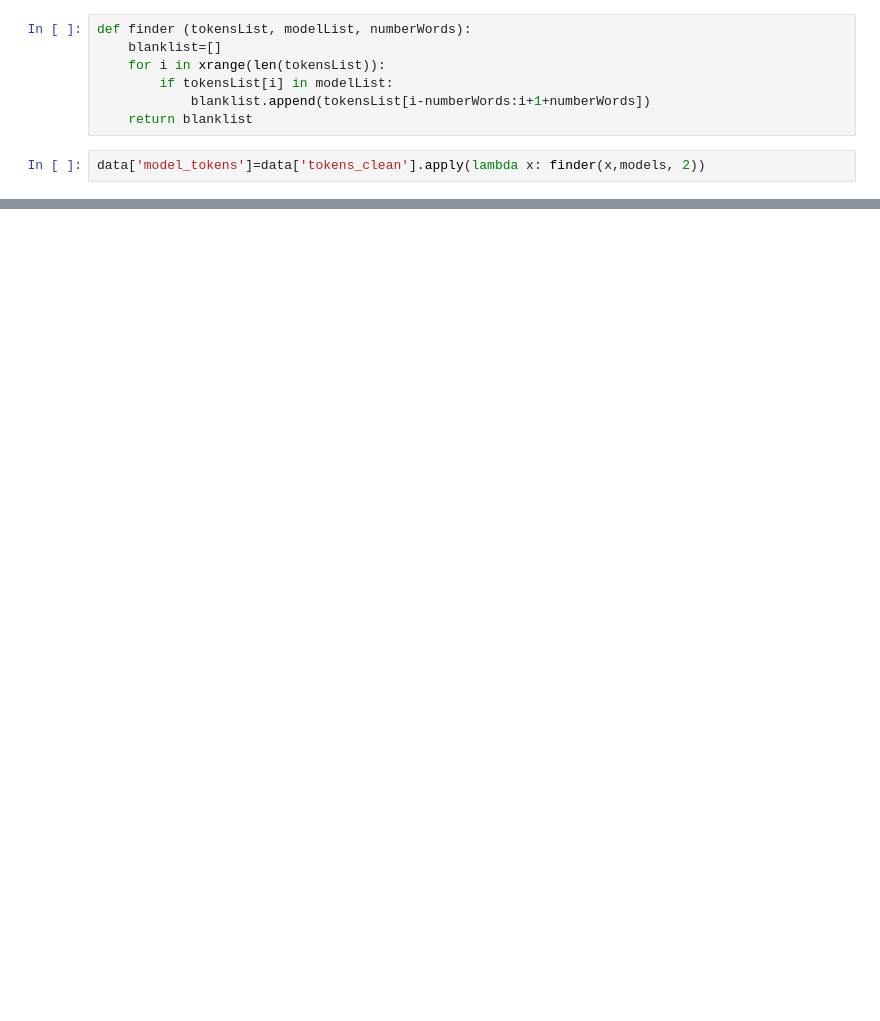
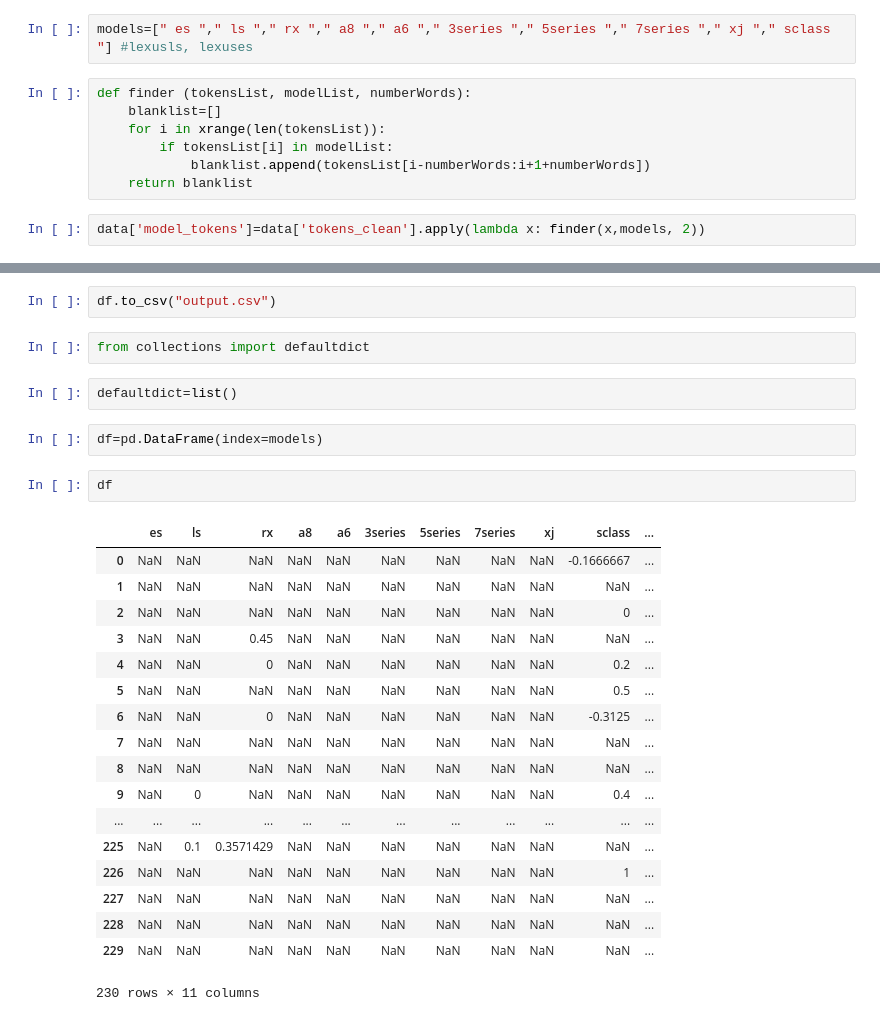
Before and after one commit to BejanSadeghian/Text_Mining_MIS184N, a Jupyter notebook: Group_Assignment_3/TaskC.ipynb, the cells around one changed output, grey strips where cells are left out. Cells and saved outputs as stored; diff of their text form; blank space fills up the shorter version.

Commit message:
added model

```diff
--- a/Group_Assignment_3/TaskC.ipynb
+++ b/Group_Assignment_3/TaskC.ipynb
@@ -48,3 +49,5 @@ models=["es","ls","rx","a8","a6","3series","5series","7series","xj","sclass", "l
+# %%
+models=[" es "," ls "," rx "," a8 "," a6 "," 3series "," 5series "," 7series "," xj "," sclass "] #lexusls, lexuses
 # %%
 def finder (tokensList, modelList, numberWords):
     blanklist=[]
@@ -76,0 +82,29 @@ SyntaxError: invalid syntax (<ipython-input-1-d4d02ee54489>, line 1)
+# %%
+df.to_csv("output.csv")
+# %%
+from collections import defaultdict
+# %%
+defaultdict=list()
+# %%
+df=pd.DataFrame(index=models)
+# %%
+df
+# %% [output]
+|  | es | ls | rx | a8 | a6 | 3series | 5series | 7series | xj | sclass | ... |
+| 0 | NaN | NaN | NaN | NaN | NaN | NaN | NaN | NaN | NaN | -0.1666667 | ... |
+| 1 | NaN | NaN | NaN | NaN | NaN | NaN | NaN | NaN | NaN | NaN | ... |
+| 2 | NaN | NaN | NaN | NaN | NaN | NaN | NaN | NaN | NaN | 0 | ... |
+| 3 | NaN | NaN | 0.45 | NaN | NaN | NaN | NaN | NaN | NaN | NaN | ... |
+| 4 | NaN | NaN | 0 | NaN | NaN | NaN | NaN | NaN | NaN | 0.2 | ... |
+| 5 | NaN | NaN | NaN | NaN | NaN | NaN | NaN | NaN | NaN | 0.5 | ... |
+| 6 | NaN | NaN | 0 | NaN | NaN | NaN | NaN | NaN | NaN | -0.3125 | ... |
+| 7 | NaN | NaN | NaN | NaN | NaN | NaN | NaN | NaN | NaN | NaN | ... |
+| 8 | NaN | NaN | NaN | NaN | NaN | NaN | NaN | NaN | NaN | NaN | ... |
+| 9 | NaN | 0 | NaN | NaN | NaN | NaN | NaN | NaN | NaN | 0.4 | ... |
+| ... | ... | ... | ... | ... | ... | ... | ... | ... | ... | ... | ... |
+| 225 | NaN | 0.1 | 0.3571429 | NaN | NaN | NaN | NaN | NaN | NaN | NaN | ... |
+| 226 | NaN | NaN | NaN | NaN | NaN | NaN | NaN | NaN | NaN | 1 | ... |
+| 227 | NaN | NaN | NaN | NaN | NaN | NaN | NaN | NaN | NaN | NaN | ... |
+| 228 | NaN | NaN | NaN | NaN | NaN | NaN | NaN | NaN | NaN | NaN | ... |
+| 229 | NaN | NaN | NaN | NaN | NaN | NaN | NaN | NaN | NaN | NaN | ... |
+230 rows × 11 columns
```
Also changed, not shown: parts of 9 cells of this notebook.
